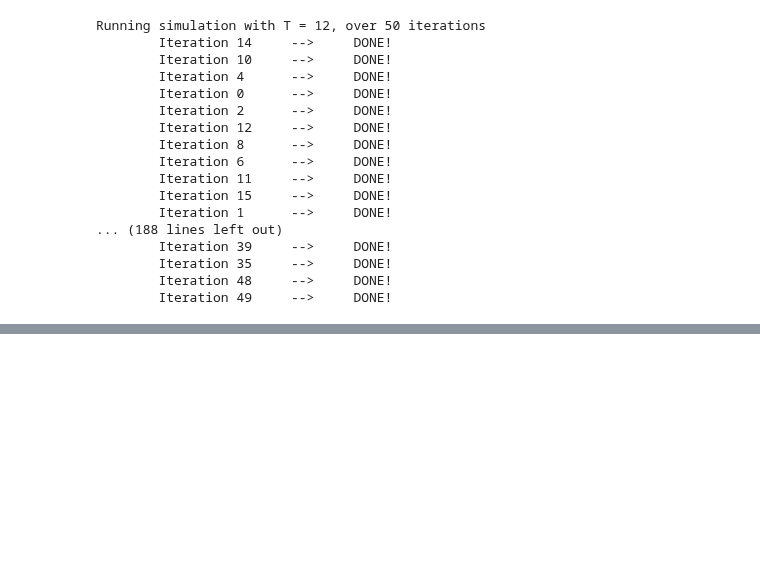
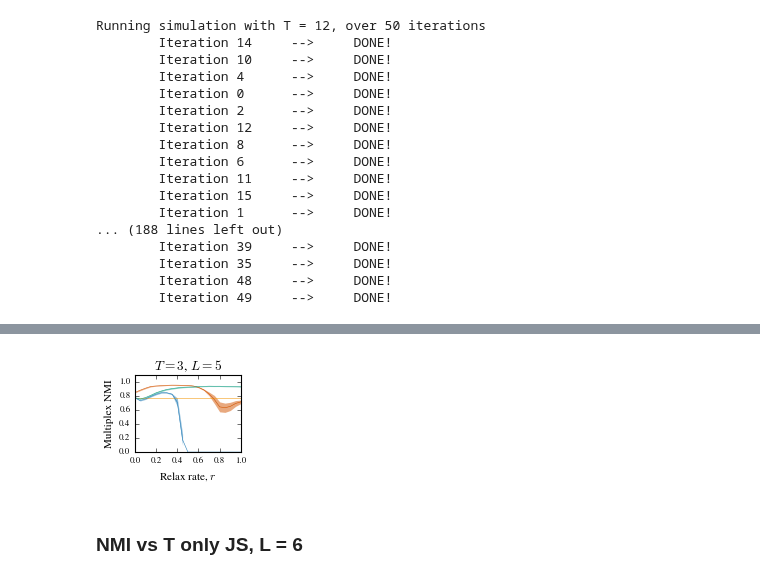
Before and after one commit to ulfaslak/recurrent_communities, a Jupyter notebook: Playspace.ipynb, the cells around one changed output, grey strips where cells are left out. Drawn from its saved outputs; the diff is of its cells as text; code cells hidden in the pictures; blank space fills up the shorter version.

```diff
--- a/Playspace.ipynb
+++ b/Playspace.ipynb
@@ -1535,0 +1627,20 @@ NameError: name 'singleT1' is not defined
+# %%
+plt.figure(None, figsize=(3.42/2.0, 1.2), frameon=False)
+plt.plot(scanning_values, [np.mean(singleT3L5)]*len(scanning_values), c="#f39c12", lw=0.5)
+confidence_intervals([scanning_values], jsT3L5, c="#d35400", label=T, lw=0.5)
+confidence_intervals([scanning_values], adjT3L5, c="#16a085", label=T, lw=0.5)
+confidence_intervals([scanning_values], fullT3L5, c="#2980b9", label=T, lw=0.5)
+
+plt.xlim(0, 1.0)
+plt.ylim(0, 1.1)
+
+plt.title("$T=3$, $L=5$")
+plt.xlabel("Relax rate, $r$")
+plt.ylabel("Multiplex NMI")
+
+plt.savefig("figures/NMI_vs_relax_rate_T3_L5.pdf")
+plt.show()
+# %% [output]
+[figure, added]
+# %% [markdown]
+### NMI vs T only JS, L = 6
```
Also changed, not shown: parts of 16 cells of this notebook, 18 other files.
